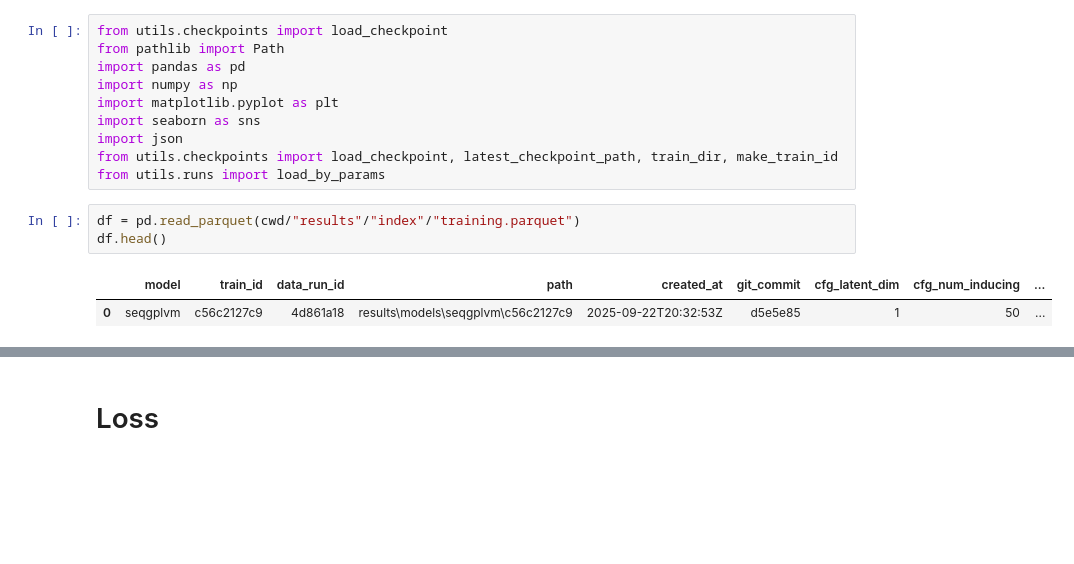
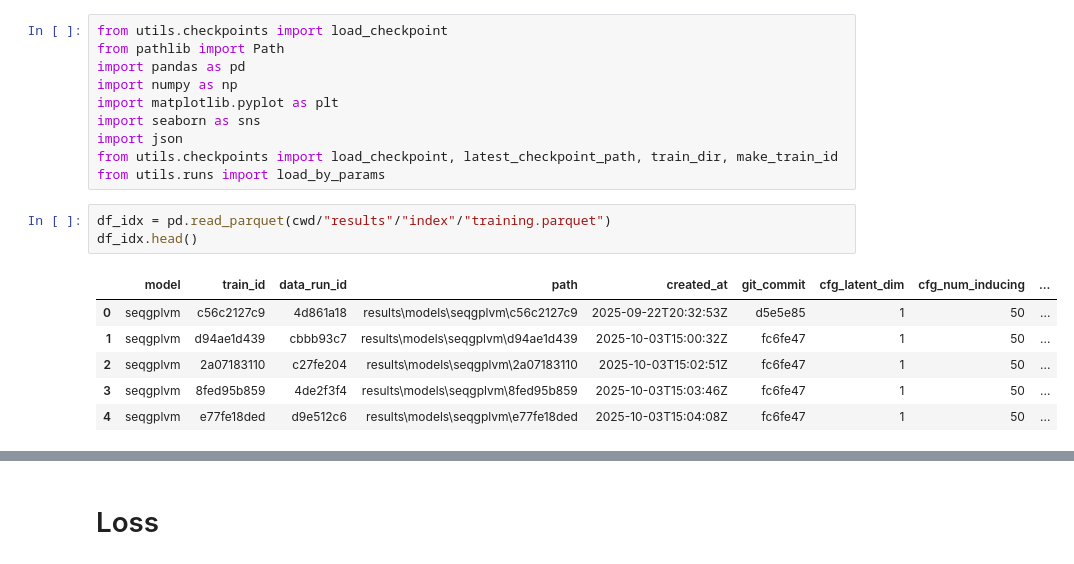
Before and after one commit to Ali-Setareh/SeqGPLVM_FEMSM, a Jupyter notebook: notebooks/model_inspection.ipynb, the cells around one changed output, grey strips where cells are left out. Drawn from its saved outputs; the diff is of its cells as text; blank space fills up the shorter version.

```diff
--- a/notebooks/model_inspection.ipynb
+++ b/notebooks/model_inspection.ipynb
@@ -24,10 +24,14 @@ import json
 from utils.checkpoints import load_checkpoint, latest_checkpoint_path, train_dir, make_train_id
 from utils.runs import load_by_params
 # %%
-df = pd.read_parquet(cwd/"results"/"index"/"training.parquet")
-df.head()
+df_idx = pd.read_parquet(cwd/"results"/"index"/"training.parquet")
+df_idx.head()
 # %% [output]
 |  | model | train_id | data_run_id | path | created_at | git_commit | cfg_latent_dim | cfg_num_inducing | ... |
 | 0 | seqgplvm | c56c2127c9 | 4d861a18 | results\models\seqgplvm\c56c2127c9 | 2025-09-22T20:32:53Z | d5e5e85 | 1 | 50 | ... |
+| 1 | seqgplvm | d94ae1d439 | cbbb93c7 | results\models\seqgplvm\d94ae1d439 | 2025-10-03T15:00:32Z | fc6fe47 | 1 | 50 | ... |
+| 2 | seqgplvm | 2a07183110 | c27fe204 | results\models\seqgplvm\2a07183110 | 2025-10-03T15:02:51Z | fc6fe47 | 1 | 50 | ... |
+| 3 | seqgplvm | 8fed95b859 | 4de2f3f4 | results\models\seqgplvm\8fed95b859 | 2025-10-03T15:03:46Z | fc6fe47 | 1 | 50 | ... |
+| 4 | seqgplvm | e77fe18ded | d9e512c6 | results\models\seqgplvm\e77fe18ded | 2025-10-03T15:04:08Z | fc6fe47 | 1 | 50 | ... |
 # %%
 ### DATA CONFIG
```
Also changed, not shown: parts of 6 cells of this notebook, 2 other files.
